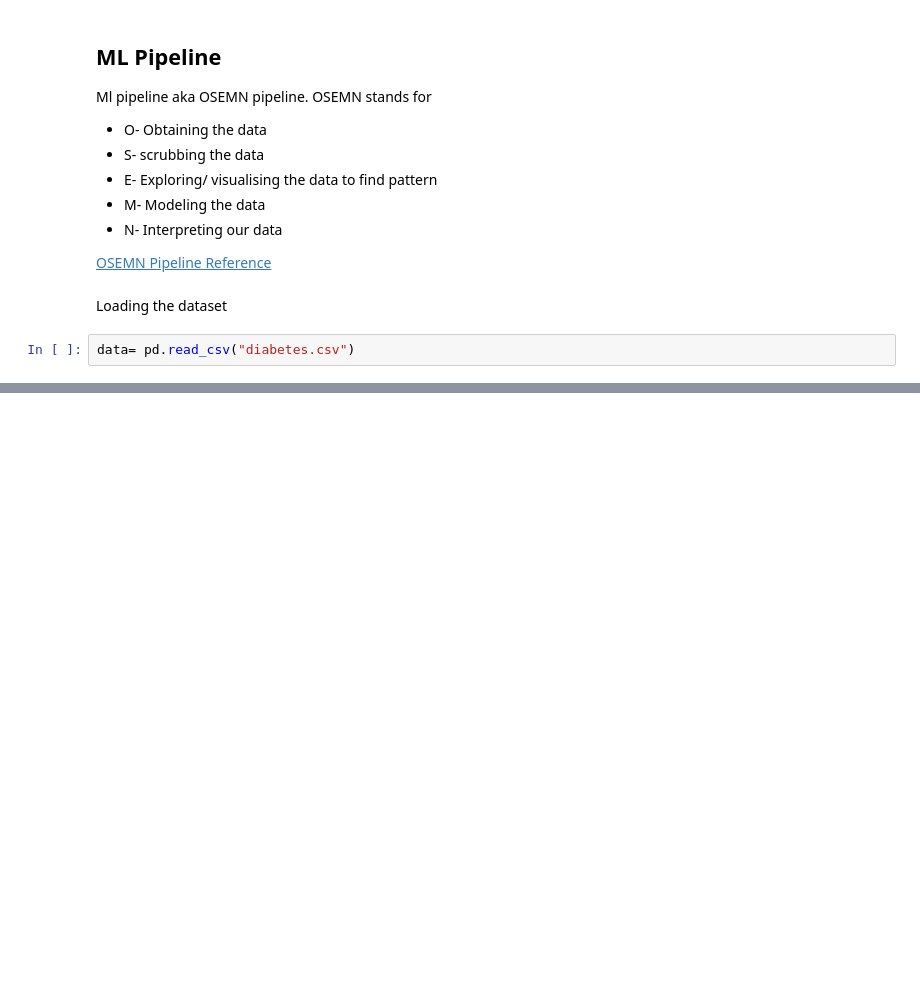
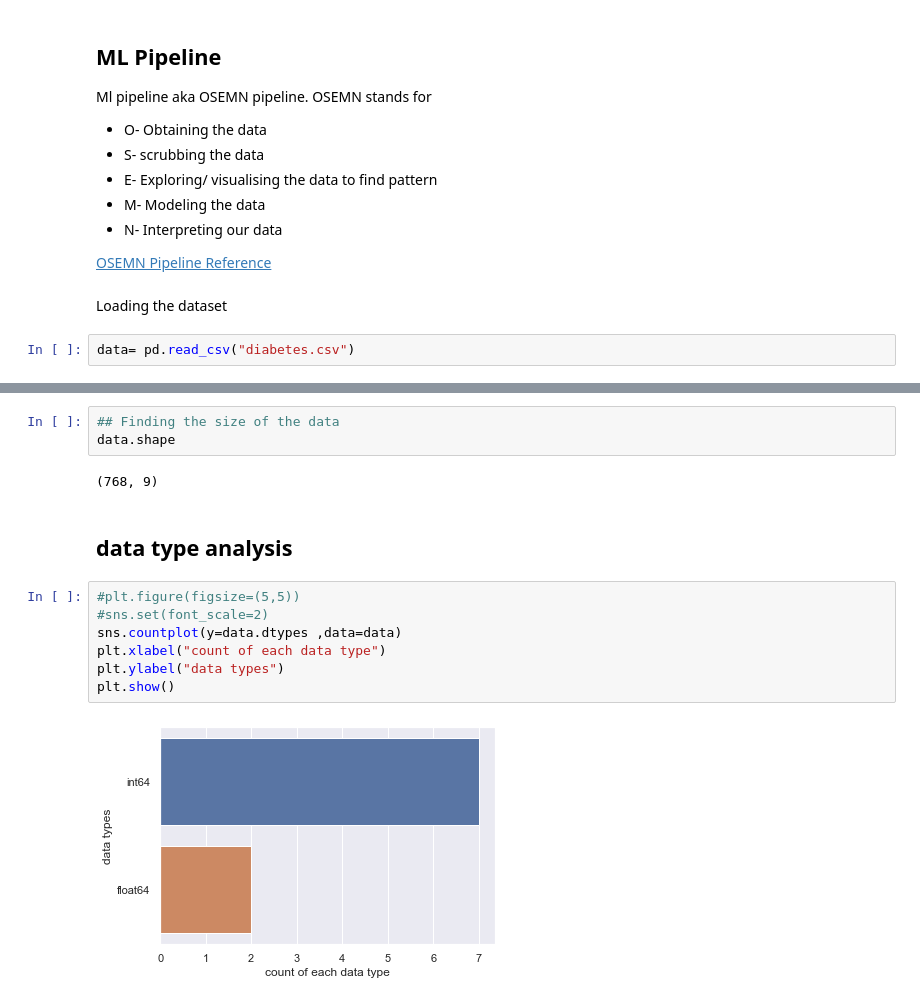
Before and after one commit to gvaishali52/Projects, a Jupyter notebook: DS Project 20/P1_diabetes/P1_diabetes.ipynb, the cells around one changed output, grey strips where cells are left out. Drawn from its saved outputs; the diff is of its cells as text; blank space fills up the shorter version.

```diff
--- a/DS Project 20/P1_diabetes/P1_diabetes.ipynb
+++ b/DS Project 20/P1_diabetes/P1_diabetes.ipynb
@@ -37,0 +230,16 @@ S
+# %%
+## Finding the size of the data
+data.shape
+# %% [output]
+(768, 9)
+# %% [markdown]
+## data type analysis
+# %%
+#plt.figure(figsize=(5,5))
+#sns.set(font_scale=2)
+sns.countplot(y=data.dtypes ,data=data)
+plt.xlabel("count of each data type")
+plt.ylabel("data types")
+plt.show()
+# %% [output]
+[figure, added]
```
Also changed, not shown: parts of 40 cells of this notebook.
